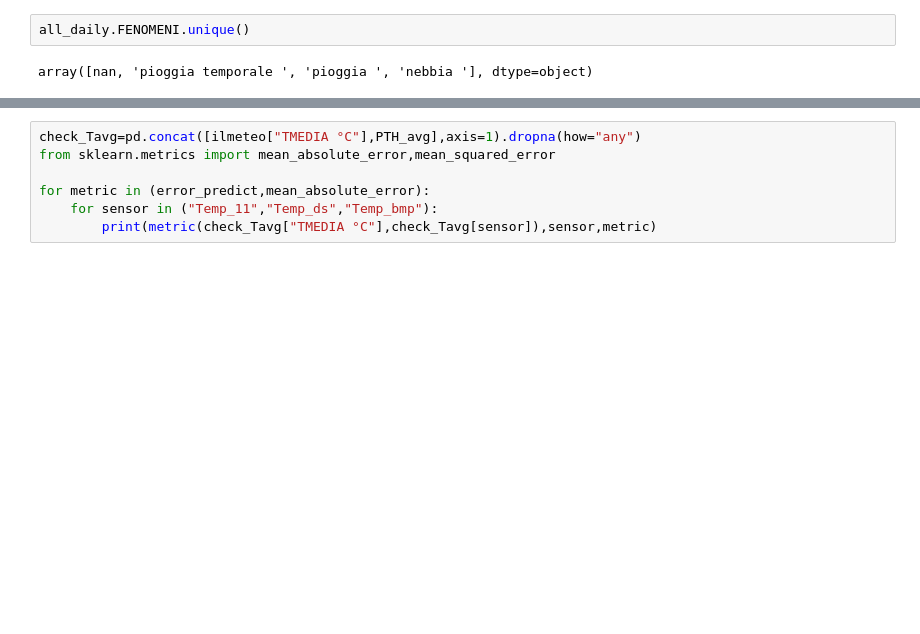
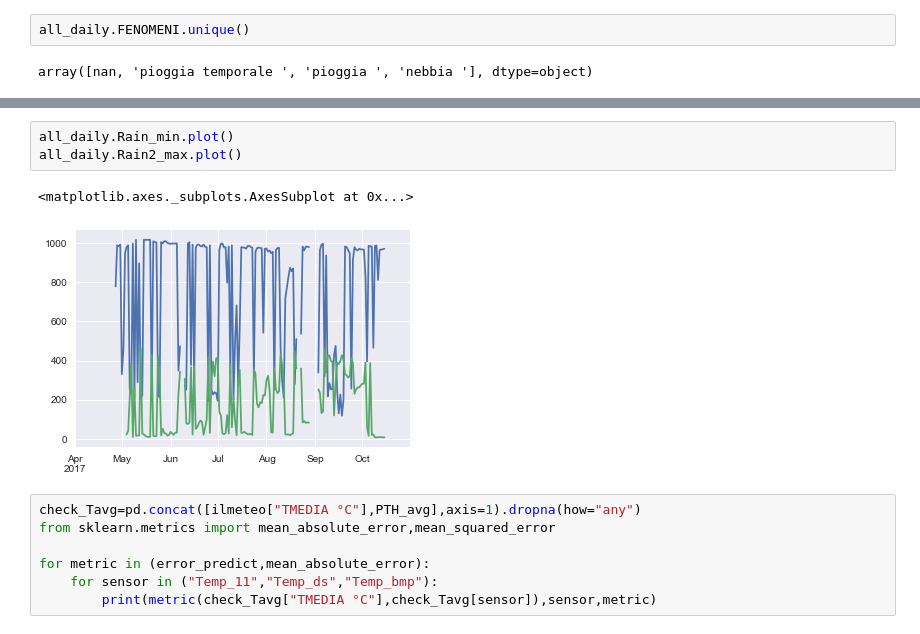
Before and after one commit to baruselli/weather_datalog, a Jupyter notebook: datalog.ipynb, the cells around one changed output, grey strips where cells are left out. Saved outputs shown, nothing was run; the diff lists cells and outputs as text; blank space fills up the shorter version.

```diff
--- a/datalog.ipynb
+++ b/datalog.ipynb
@@ -452,3 +530,9 @@ print(confusion_matrix(test_pioggia.pioggia,test_pioggia.Rain_01))
+# %%
+all_daily.Rain_min.plot()
+all_daily.Rain2_max.plot()
+# %% [output]
+<matplotlib.axes._subplots.AxesSubplot at 0x...>
+[figure, added]
 # %%
 check_Tavg=pd.concat([ilmeteo["TMEDIA °C"],PTH_avg],axis=1).dropna(how="any")
 from sklearn.metrics import mean_absolute_error,mean_squared_error
```
Also changed, not shown: parts of 13 cells of this notebook.
